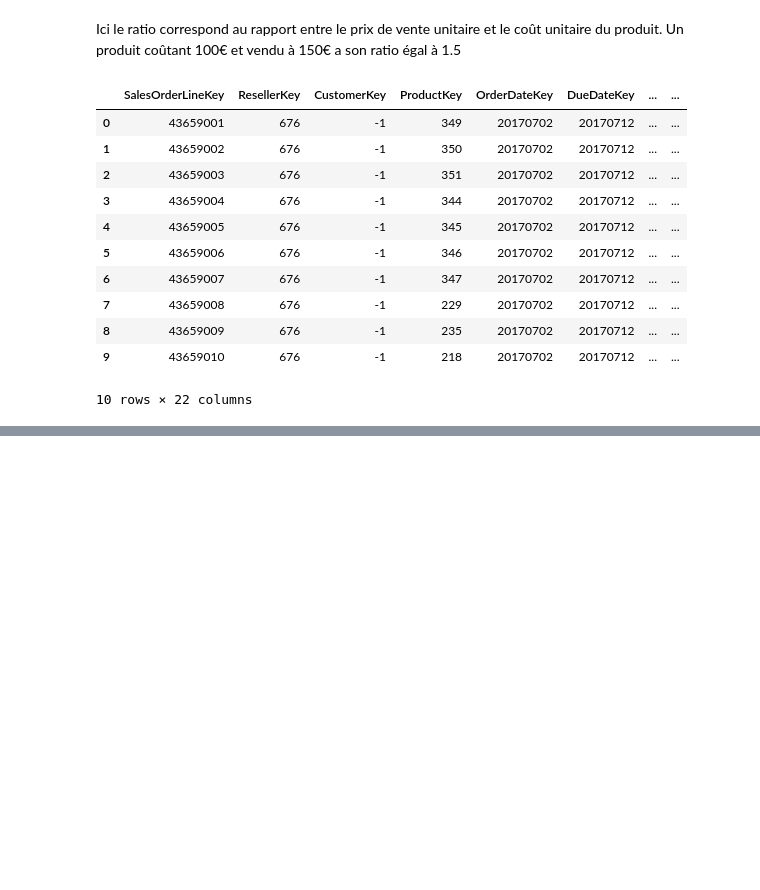
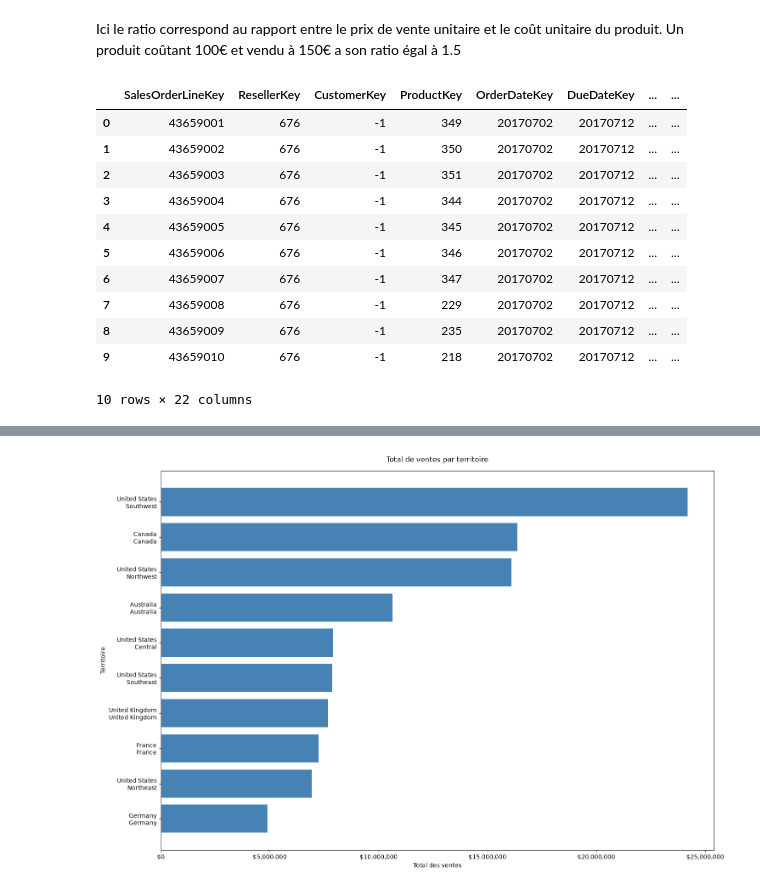
Before and after one commit to N0va9/CC6-Python-IND, a Jupyter notebook: Introduction_Pandas_et_analyse_exploratoire_des_données_GUYOLLOT_Alan.ipynb, the cells around one changed output, grey strips where cells are left out. Cells and saved outputs as stored; diff of their text form; code cells hidden in the pictures; blank space fills up the shorter version.

```diff
--- a/Introduction_Pandas_et_analyse_exploratoire_des_données_GUYOLLOT_Alan.ipynb
+++ b/Introduction_Pandas_et_analyse_exploratoire_des_données_GUYOLLOT_Alan.ipynb
@@ -548,0 +658,10 @@ df_sales_copy.head(10)
+# %%
+# On fusionne les 2 dataframes pour avoir les données de territoire avec les données de la vente
+df_sales_territories = df_sales.merge(
+    df_territories[["SalesTerritoryKey", "Country", "Group", "Region"]],
+    left_on="SalesTerritoryKey",
+    right_on="SalesTerritoryKey",
+    how="left"
+)
+
+df_sales_territories[["SalesTerritoryKey", "Country", "Group", "Region"]]
@@ -548,0 +702,8 @@ df_sales_copy.head(10)
+# %%
+# L'intitulé des barres doit être horizontal, et représenter le Country du territoire ainsi que la Region sur une seconde ligne.
+df_sales_territories["Territory Label"] = df_sales_territories["Country"] + "\n" + df_sales_territories["Region"]
+
+# Calcul des totaux des ventes par territoire
+sales_for_each_territory = df_sales_territories.groupby("Territory Label", as_index=False)["Sales Amount"].sum().sort_values("Sales Amount", ascending=True)
+
+sales_for_each_territory
@@ -548,0 +722,27 @@ df_sales_copy.head(10)
+# %%
+import matplotlib.pyplot as plt
+import matplotlib.ticker as tick
+
+
+# Création du graphique
+fig, ax = plt.subplots(figsize=(15,10))
+
+# Définition des axes de notre graphique
+ax.barh(sales_for_each_territory["Territory Label"], sales_for_each_territory["Sales Amount"], color="steelblue")
+
+# Paramètres du graphique
+ax.set_title("Total de ventes par territoire", pad=15) # Titre du graphique
+ax.set_xlabel("Total des ventes") # Label des x
+ax.set_ylabel("Territoire")       # Label des y
+
+# Formattage de la valeur des ventes
+ax.xaxis.set_major_formatter(tick.StrMethodFormatter("${x:,.0f}"))
+
+# Ajustement auto des marges
+plt.tight_layout()
+
+# Sauvegarde
+plt.savefig("./output/EDA/total_ventes_par_territoire.png", dpi=300, bbox_inches="tight")
+plt.show()
+# %% [output]
+[figure, added]
```
Also changed, not shown: parts of 48 cells of this notebook, 5 other files.
